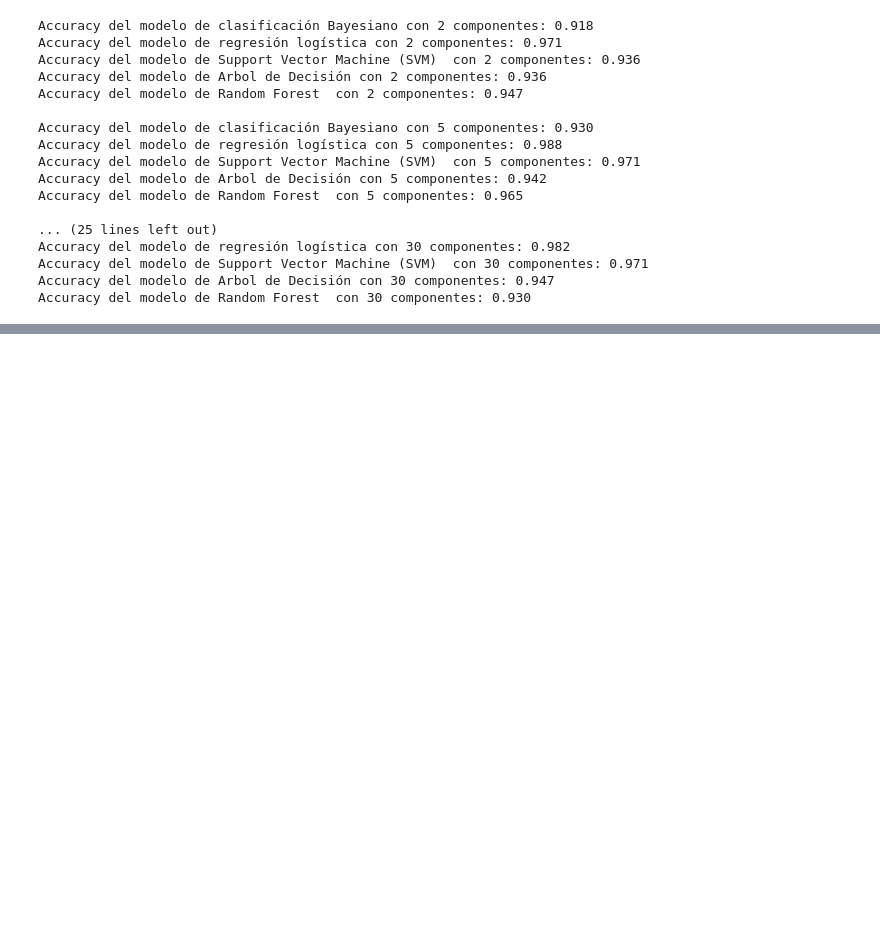
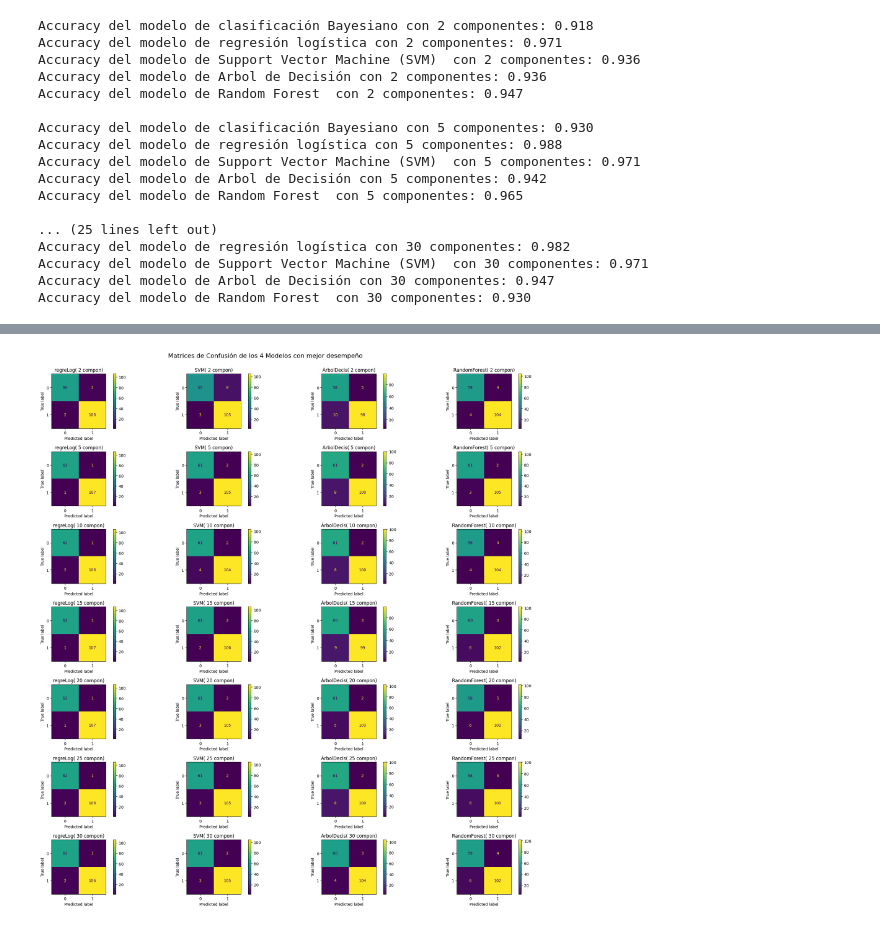
Before and after one commit to StivenVelasquez/Proyecto-Final-TS3, a Jupyter notebook: Proyecto_Aplicación_Real_Modelo_de_Pattern_Recognition.ipynb, the cells around one changed output, grey strips where cells are left out. Cells and saved outputs as stored; diff of their text form; code cells hidden in the pictures; blank space fills up the shorter version.

Commit message:
Matrices de confusión para los 4 modelos con mejor desempeño teniendo en cuenta el Accuracy

```diff
--- a/Proyecto_Aplicación_Real_Modelo_de_Pattern_Recognition.ipynb
+++ b/Proyecto_Aplicación_Real_Modelo_de_Pattern_Recognition.ipynb
@@ -176,0 +191,84 @@ Accuracy del modelo de Random Forest  con 30 componentes: 0.930
+# %%
+from sklearn.linear_model import LogisticRegression
+from sklearn.model_selection import train_test_split
+from sklearn.metrics import accuracy_score, confusion_matrix
+
+# Normalizar los datos
+scaler = StandardScaler()
+X_norm = scaler.fit_transform(X)
+
+# Proyectar los datos en el espacio latente de diferentes dimensiones
+q_values = [2, 5, 10, 15, 20, 25, 30]
+acc_values_lr = []
+acc_values_svm = []
+acc_values_dt = []
+acc_values_rf = []
+
+fig, axs = plt.subplots(len(q_values), 4, figsize=(20, 20))
+fig.suptitle('Matrices de Confusión de los 4 Modelos con mejor desempeño', fontsize=16, y=1.0)
+
+for i, q in enumerate(q_values):
+
+    # Proyectar los datos en el espacio latente
+    pca = PCA(n_components=q)
+    Z = pca.fit_transform(X_norm)
+
+    # Dividir los datos en entrenamiento y prueba
+    X_train, X_test, y_train, y_test = train_test_split(Z, y, test_size=0.3, random_state=42)
+
+      # Entrenar el modelo de regresión logística
+    lr = LogisticRegression()
+    lr.fit(X_train, y_train)
+
+    # Entrenar el modelo de SVM
+    svm = SVC()
+    svm.fit(X_train, y_train)
+
+    # Entrenar el modelo de arbol de decisión
+    dt = DecisionTreeClassifier()
+    dt.fit(X_train, y_train)
+
+    # Entrenar el modelo de  RandomForest
+    rf = RandomForestClassifier()
+    rf.fit(X_train, y_train)
+
+    # Predecir las etiquetas en el conjunto de prueba
+    y_pred_lr = lr.predict(X_test)
+    y_pred_svm = svm.predict(X_test)
+    y_pred_rf = rf.predict(X_test)
+    y_pred_dt = dt.predict(X_test)
+
+    # Evaluar el desempeño de los modelos
+    acc_lr = accuracy_score(y_test, y_pred_lr)
+    acc_values_lr.append(acc_lr)
+    acc_svm = accuracy_score(y_test, y_pred_svm)
+    acc_values_svm.append(acc_svm)
+    acc_dt = accuracy_score(y_test, y_pred_dt)
+    acc_values_dt.append(acc_dt)
+    acc_rf = accuracy_score(y_test, y_pred_rf)
+    acc_values_rf.append(acc_rf)
+
+    cm_lr = confusion_matrix(y_test, y_pred_lr)
+    disp_lr = ConfusionMatrixDisplay(confusion_matrix=cm_lr, display_labels=df['target'].unique())
+    disp_lr.plot(ax=axs[i, 0])
+    axs[i, 0].set_title('regreLog( %d compon)' %q)
+
+    cm_svm = confusion_matrix(y_test, y_pred_svm)
+    disp_svm = ConfusionMatrixDisplay(confusion_matrix=cm_svm, display_labels=df['target'].unique())
+    disp_svm.plot(ax=axs[i, 1])
+    axs[i, 1].set_title('SVM( %d compon)' %q)
+
+    cm_dt = confusion_matrix(y_test, y_pred_dt)
+    disp_dt = ConfusionMatrixDisplay(confusion_matrix=cm_dt, display_labels=df['target'].unique())
+    disp_dt.plot(ax=axs[i, 2])
+    axs[i, 2].set_title('ÁrbolDecis( %d compon)' %q)
+
+    cm_rf = confusion_matrix(y_test, y_pred_rf)
+    disp_rf = ConfusionMatrixDisplay(confusion_matrix=cm_rf, display_labels=df['target'].unique())
+    disp_rf.plot(ax=axs[i, 3])
+    axs[i, 3].set_title('RandomForest( %d compon)' %q)
+
+plt.tight_layout()
+plt.show()
+# %% [output]
+[figure, added]
```
Also changed, not shown: parts of 1 cell of this notebook.
